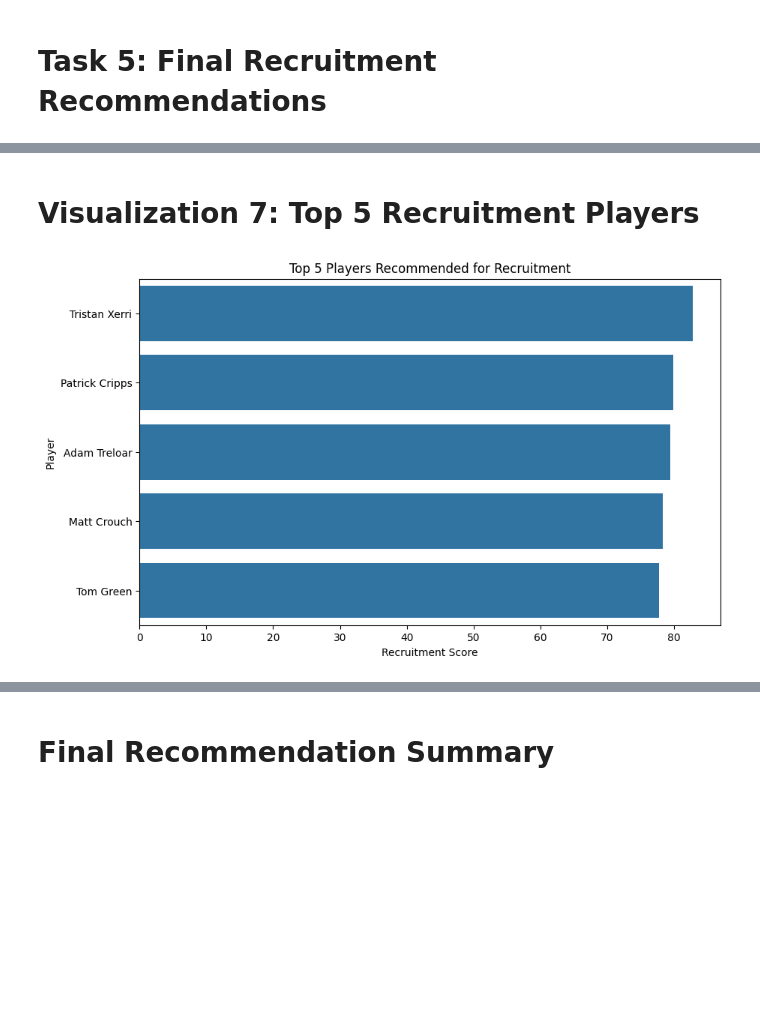
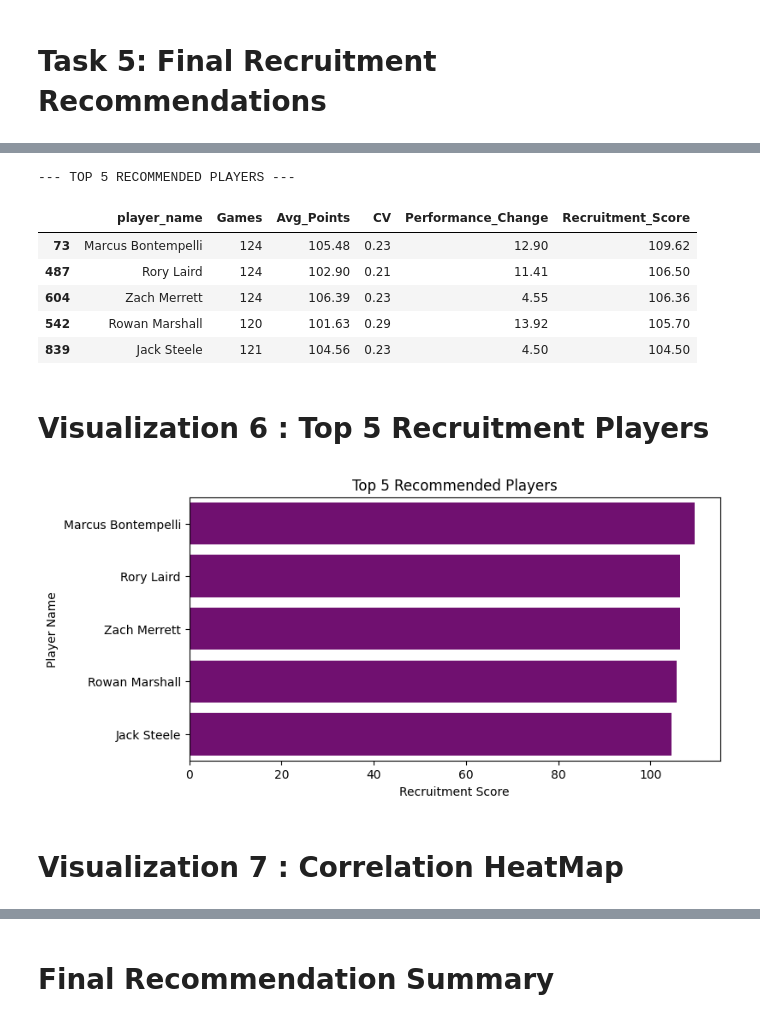
Before and after one commit to AqsaSaqib/Python_Practice, a Jupyter notebook: Week_2_Task/Day_4/Week2_Day_4_Task.ipynb, the cells around one changed output, grey strips where cells are left out. Cells and saved outputs as stored; diff of their text form; code cells hidden in the pictures; blank space fills up the shorter version.

```diff
--- a/Week_2_Task/Day_4/Week2_Day_4_Task.ipynb
+++ b/Week_2_Task/Day_4/Week2_Day_4_Task.ipynb
@@ -597,13 +540,53 @@ top_5_recruits[[
+# %%
+# Calculate player stats (games, average, standard deviation)
+player_stats = round_stats.groupby('player_id')['fantasy_points'].agg(
+    Games='count',
+    Avg_Points='mean',
+    Std_Dev='std'
+).reset_index()
+
+# Calculate consistency (Coefficient of Variation)
+player_stats['CV'] = player_stats['Std_Dev'] / player_stats['Avg_Points']
+
+# 3. Merge player trends and names
+merged_data = player_stats.merge(player_trend[['player_id', 'Performance_Change']], on='player_id', how='left')
+merged_data = merged_data.merge(players[['player_id', 'player_name']], on='player_id', how='left')
+
+# Filter players with at least 30 games
+final_players = merged_data[merged_data['Games'] >= 30].copy()
+
+# 5. Calculate final recruitment score
+final_players['Recruitment_Score'] = (
+    final_players['Avg_Points']
+    - (final_players['CV'] * 10)
+    + (final_players['Performance_Change'] * 0.5)
+)
+# %%
+# Select top 5 players
+top_5_players = final_players.sort_values(by='Recruitment_Score', ascending=False).head(5)
+
+# Display results
+print("--- TOP 5 RECOMMENDED PLAYERS ---")
+display(top_5_players[['player_name', 'Games', 'Avg_Points', 'CV', 'Performance_Change', 'Recruitment_Score']].round(2))
+# %% [output]
+--- TOP 5 RECOMMENDED PLAYERS ---
+|  | player_name | Games | Avg_Points | CV | Performance_Change | Recruitment_Score |
+| 73 | Marcus Bontempelli | 124 | 105.48 | 0.23 | 12.90 | 109.62 |
+| 487 | Rory Laird | 124 | 102.90 | 0.21 | 11.41 | 106.50 |
+| 604 | Zach Merrett | 124 | 106.39 | 0.23 | 4.55 | 106.36 |
+| 542 | Rowan Marshall | 120 | 101.63 | 0.29 | 13.92 | 105.70 |
+| 839 | Jack Steele | 121 | 104.56 | 0.23 | 4.50 | 104.50 |
 # %% [markdown]
-# **Visualization 7: Top 5 Recruitment Players**
+# **Visualization 6 : Top 5 Recruitment Players**
 # %%
-plt.figure(figsize=(10, 6))
+plt.figure(figsize=(8, 4))
 
-sns.barplot(data=top_5_recruits,x="Recruitment_Score",y="player_name")
-plt.title("Top 5 Players Recommended for Recruitment")
-plt.xlabel("Recruitment Score")
-plt.ylabel("Player")
-
+sns.barplot(data=top_5_players, x='Recruitment_Score', y='player_name', color='purple')
+plt.title('Top 5 Recommended Players')
+plt.xlabel('Recruitment Score')
+plt.ylabel('Player Name')
 plt.show()
 # %% [output]
-[figure, old version]
+[figure, new version]
+# %% [markdown]
+# **Visualization 7 : Correlation HeatMap**
```
Also changed, not shown: parts of 51 cells of this notebook, 3 other files.
